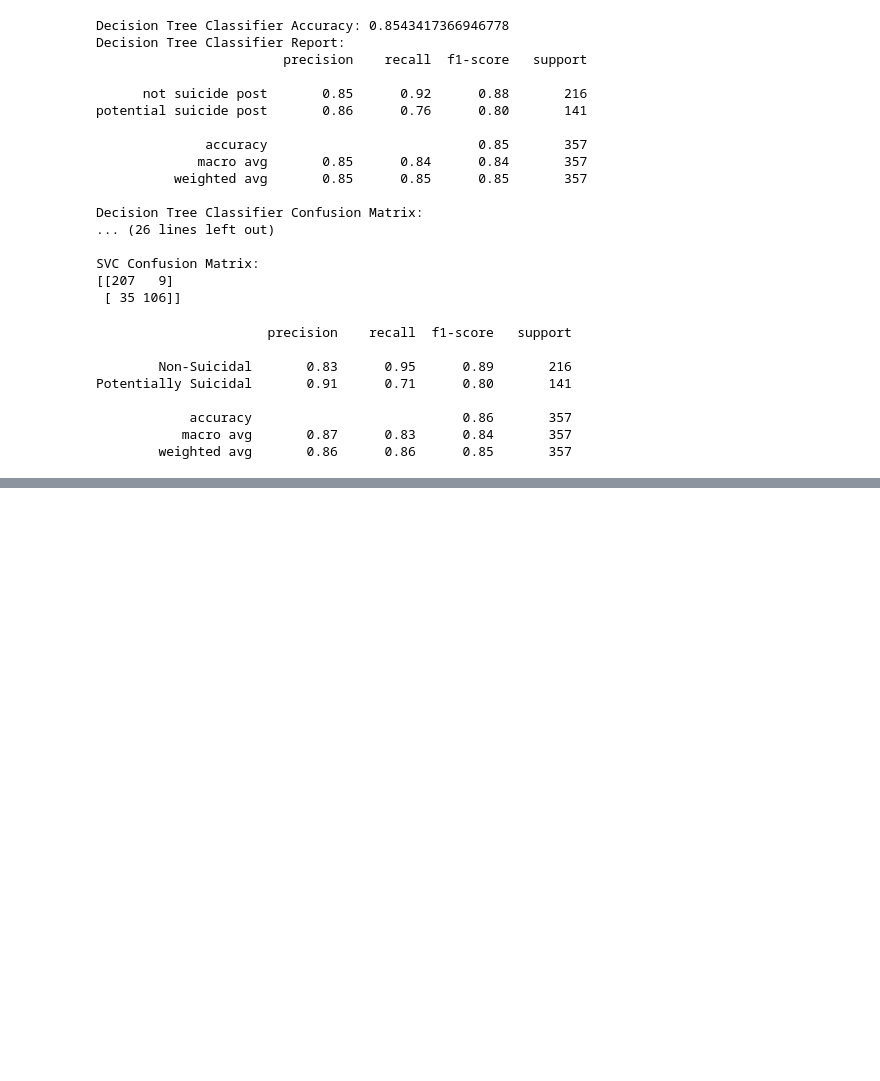
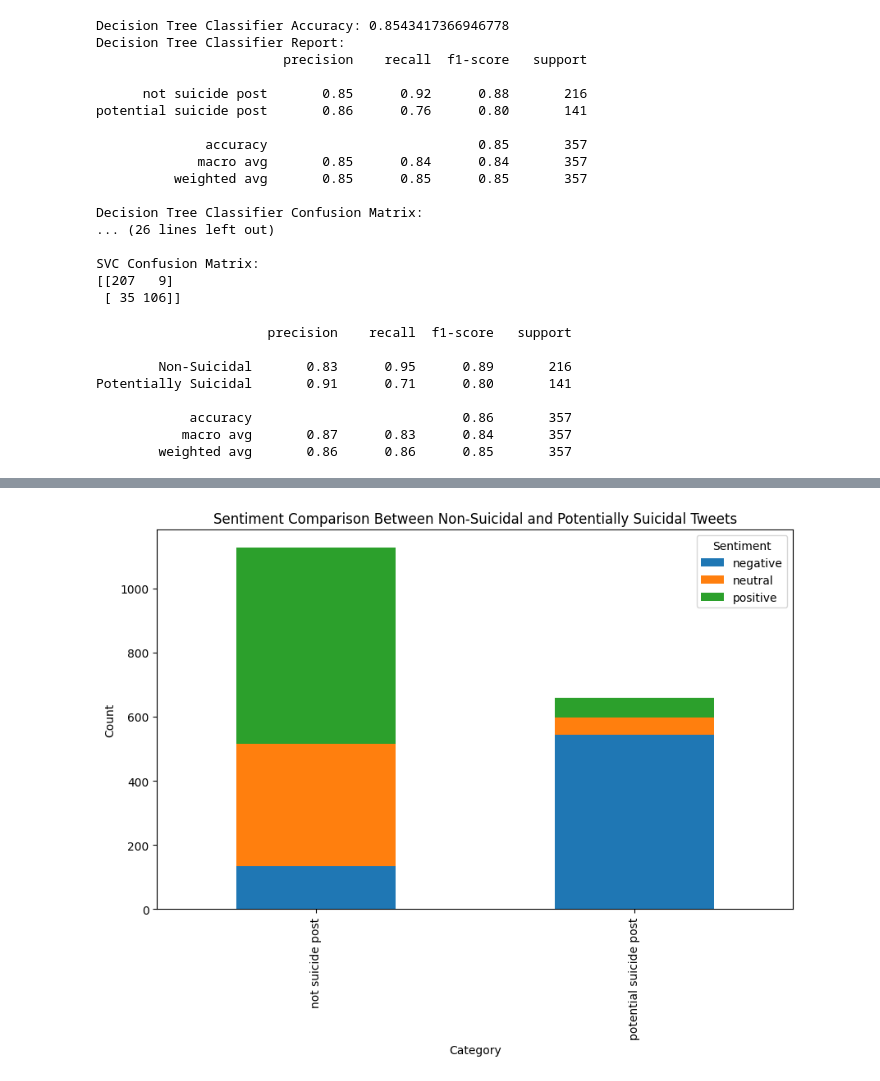
Before and after one commit to daniyalrosli/Suicidal-Tweet-Detection-on-X, a Jupyter notebook: tweet.ipynb, the cells around one changed output, grey strips where cells are left out. Drawn from its saved outputs; the diff is of its cells as text; code cells hidden in the pictures; blank space fills up the shorter version.

```diff
--- a/tweet.ipynb
+++ b/tweet.ipynb
@@ -273,0 +400,32 @@ Potentially Suicidal       0.91      0.71      0.80       141
+# %%
+
+%pip install textblob
+
+
+from textblob import TextBlob
+# sentiment analysis
+# Ensure the analyze_sentiment function is defined
+def analyze_sentiment(tweet):
+    analysis = TextBlob(tweet)
+    if analysis.sentiment.polarity > 0:
+        return 'positive'
+    elif analysis.sentiment.polarity == 0:
+        return 'neutral'
+    else:
+        return 'negative'
+
+
+# Perform sentiment analysis on the tweets
+data_cleaned['Sentiment'] = data_cleaned['Tweet'].apply(analyze_sentiment)
+
+# Compare sentiment distribution between the two categories
+sentiment_comparison = data_cleaned.groupby(['Suicide', 'Sentiment']).size().unstack().fillna(0)
+print(sentiment_comparison)
+
+# Plot the sentiment comparison
+sentiment_comparison.plot(kind='bar', stacked=True, figsize=(10, 6))
+plt.title('Sentiment Comparison Between Non-Suicidal and Potentially Suicidal Tweets')
+plt.xlabel('Category')
+plt.ylabel('Count')
+plt.show()
+# %% [output]
@@ -273,0 +449 @@ Potentially Suicidal       0.91      0.71      0.80       141
+[figure, added]
```
Also changed, not shown: parts of 5 cells of this notebook.
